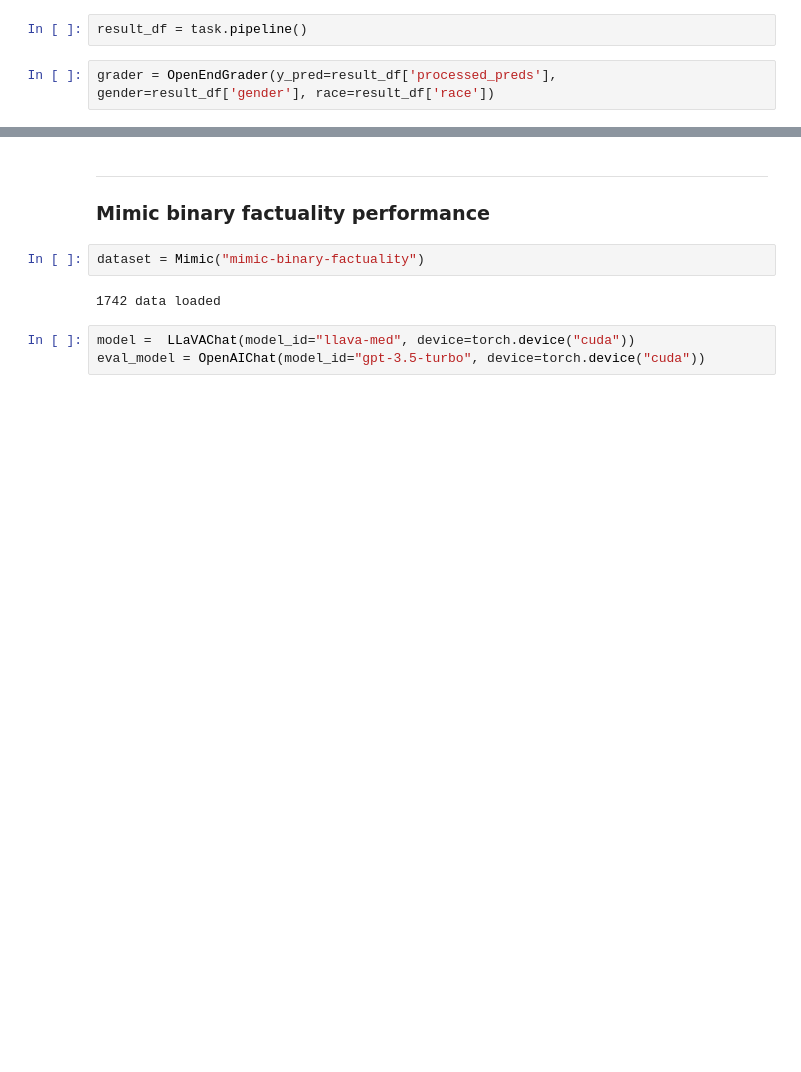
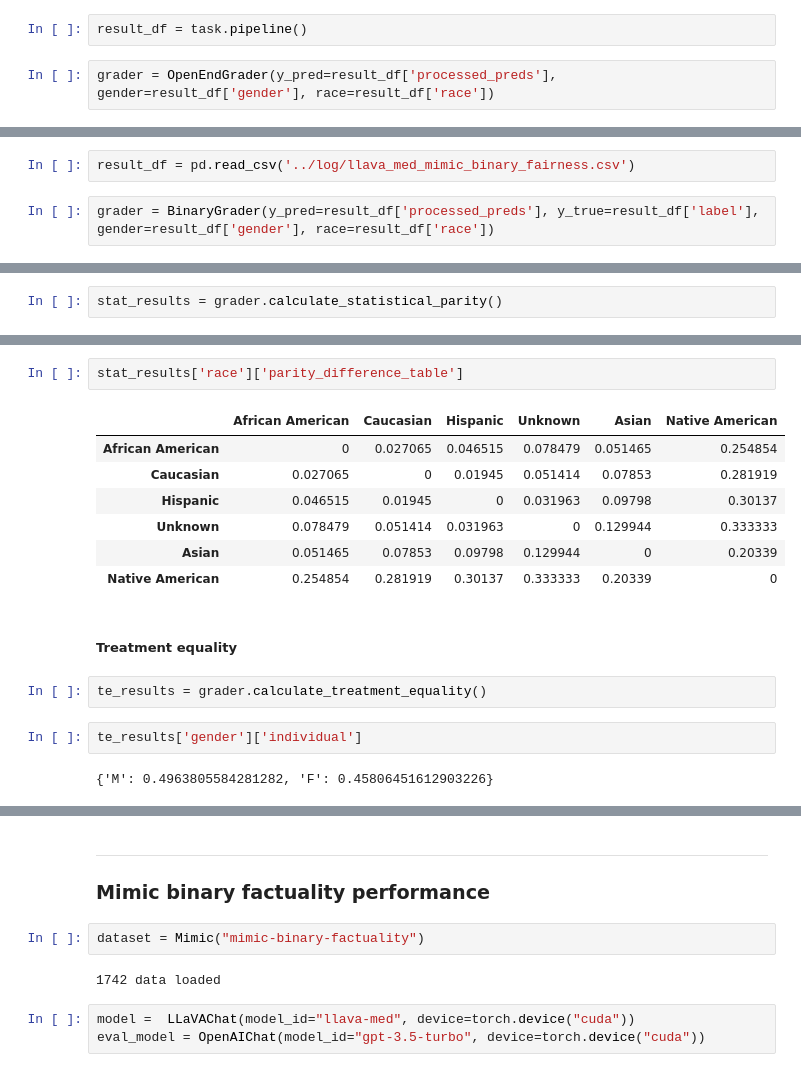
Before and after one commit to nipdep/Trust-Medical-LVLM, a Jupyter notebook: notebooks/mimic_base_fairness_eval.ipynb, the cells around one changed output, grey strips where cells are left out. Saved outputs shown, nothing was run; the diff lists cells and outputs as text; blank space fills up the shorter version.

Commit message:
[update] mimic base fairness eval notebook

```diff
--- a/notebooks/mimic_base_fairness_eval.ipynb
+++ b/notebooks/mimic_base_fairness_eval.ipynb
@@ -130,0 +135,4 @@ grader.welch_anova_results()
+# %%
+result_df = pd.read_csv('../log/llava_med_mimic_binary_fairness.csv')
+# %%
+grader = BinaryGrader(y_pred=result_df['processed_preds'], y_true=result_df['label'], gender=result_df['gender'], race=result_df['race'])
@@ -130,0 +141,2 @@ grader.welch_anova_results()
+# %%
+stat_results = grader.calculate_statistical_parity()
@@ -130,0 +162,18 @@ grader.welch_anova_results()
+# %%
+stat_results['race']['parity_difference_table']
+# %% [output]
+|  | African American | Caucasian | Hispanic | Unknown | Asian | Native American |
+| African American | 0 | 0.027065 | 0.046515 | 0.078479 | 0.051465 | 0.254854 |
+| Caucasian | 0.027065 | 0 | 0.01945 | 0.051414 | 0.07853 | 0.281919 |
+| Hispanic | 0.046515 | 0.01945 | 0 | 0.031963 | 0.09798 | 0.30137 |
+| Unknown | 0.078479 | 0.051414 | 0.031963 | 0 | 0.129944 | 0.333333 |
+| Asian | 0.051465 | 0.07853 | 0.09798 | 0.129944 | 0 | 0.20339 |
+| Native American | 0.254854 | 0.281919 | 0.30137 | 0.333333 | 0.20339 | 0 |
+# %% [markdown]
+##### Treatment equality
+# %%
+te_results = grader.calculate_treatment_equality()
+# %%
+te_results['gender']['individual']
+# %% [output]
+{'M': 0.4963805584281282, 'F': 0.45806451612903226}
```
Also changed, not shown: parts of 49 cells of this notebook.
